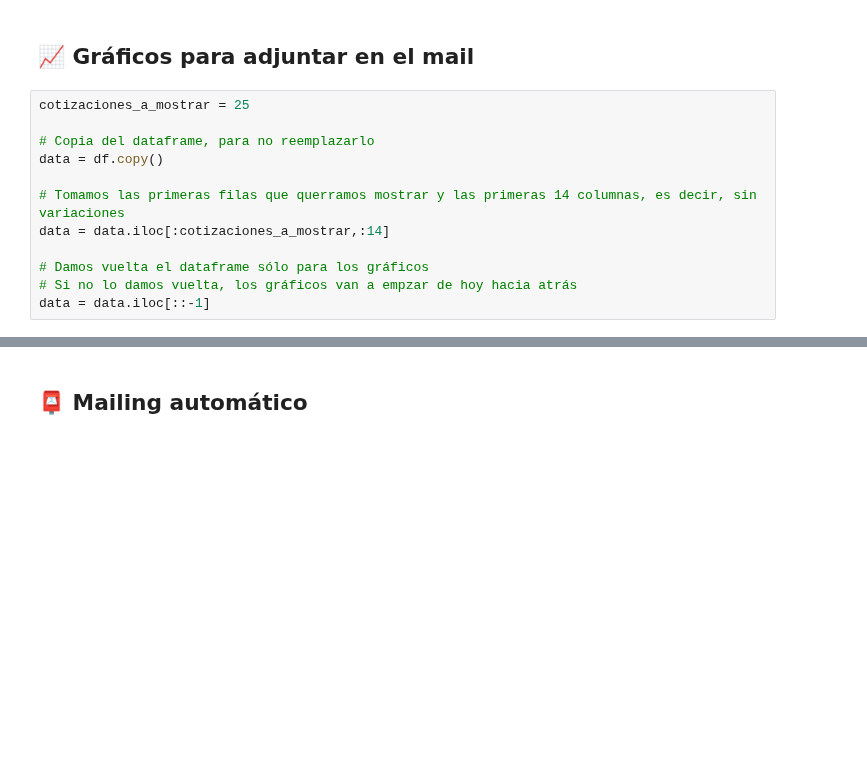
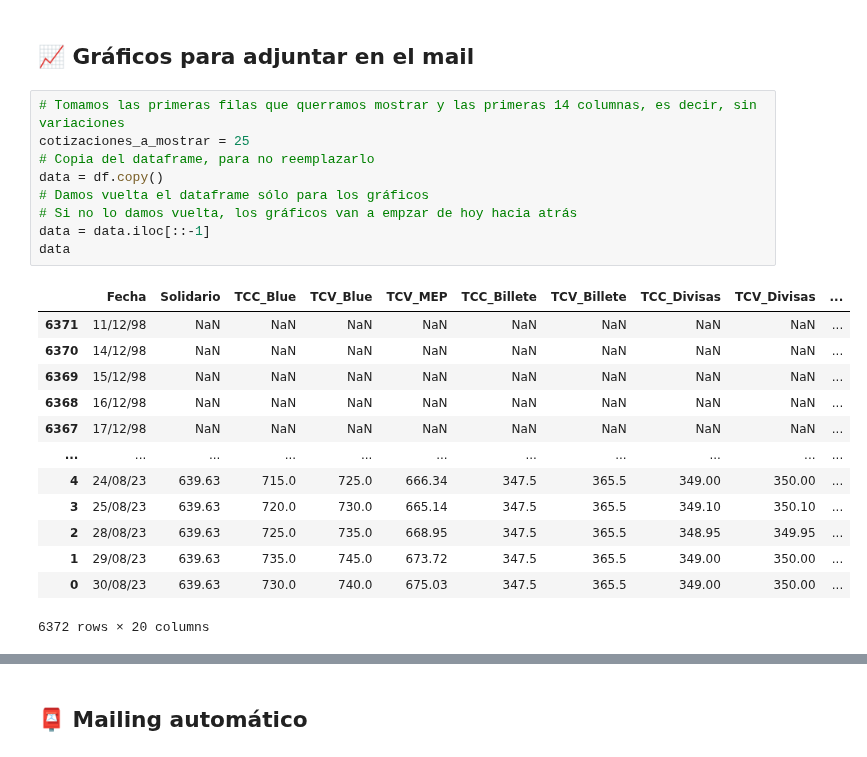
Before and after one commit to mauroemartinez/RPA-exchange-rate-scrapping-automatic-mailing, a Jupyter notebook: RPA_Tipos_de_Cambio_Mailing.ipynb, the cells around one changed output, grey strips where cells are left out. Saved outputs shown, nothing was run; the diff lists cells and outputs as text; blank space fills up the shorter version.

```diff
--- a/RPA_Tipos_de_Cambio_Mailing.ipynb
+++ b/RPA_Tipos_de_Cambio_Mailing.ipynb
@@ -524,17 +524,28 @@ df.to_csv(ruta_bbdd)
 # %% [markdown]
 ## 📈 Gráficos para adjuntar en el mail
 # %%
+# Tomamos las primeras filas que querramos mostrar y las primeras 14 columnas, es decir, sin variaciones
 cotizaciones_a_mostrar = 25
-
 # Copia del dataframe, para no reemplazarlo
 data = df.copy()
-
-# Tomamos las primeras filas que querramos mostrar y las primeras 14 columnas, es decir, sin variaciones
-data = data.iloc[:cotizaciones_a_mostrar,:14]
-
 # Damos vuelta el dataframe sólo para los gráficos
 # Si no lo damos vuelta, los gráficos van a empzar de hoy hacia atrás
 data = data.iloc[::-1]
+data
+# %% [output]
+|  | Fecha | Solidario | TCC_Blue | TCV_Blue | TCV_MEP | TCC_Billete | TCV_Billete | TCC_Divisas | TCV_Divisas | ... |
+| 6371 | 11/12/98 | NaN | NaN | NaN | NaN | NaN | NaN | NaN | NaN | ... |
+| 6370 | 14/12/98 | NaN | NaN | NaN | NaN | NaN | NaN | NaN | NaN | ... |
+| 6369 | 15/12/98 | NaN | NaN | NaN | NaN | NaN | NaN | NaN | NaN | ... |
+| 6368 | 16/12/98 | NaN | NaN | NaN | NaN | NaN | NaN | NaN | NaN | ... |
+| 6367 | 17/12/98 | NaN | NaN | NaN | NaN | NaN | NaN | NaN | NaN | ... |
+| ... | ... | ... | ... | ... | ... | ... | ... | ... | ... | ... |
+| 4 | 24/08/23 | 639.63 | 715.0 | 725.0 | 666.34 | 347.5 | 365.5 | 349.00 | 350.00 | ... |
+| 3 | 25/08/23 | 639.63 | 720.0 | 730.0 | 665.14 | 347.5 | 365.5 | 349.10 | 350.10 | ... |
+| 2 | 28/08/23 | 639.63 | 725.0 | 735.0 | 668.95 | 347.5 | 365.5 | 348.95 | 349.95 | ... |
+| 1 | 29/08/23 | 639.63 | 735.0 | 745.0 | 673.72 | 347.5 | 365.5 | 349.00 | 350.00 | ... |
+| 0 | 30/08/23 | 639.63 | 730.0 | 740.0 | 675.03 | 347.5 | 365.5 | 349.00 | 350.00 | ... |
+6372 rows × 20 columns
 # %%
 # Creo un subplot de 3 gráficos verticales
 fig, ax = plt.subplots(
```
Also changed, not shown: parts of 11 cells of this notebook.
